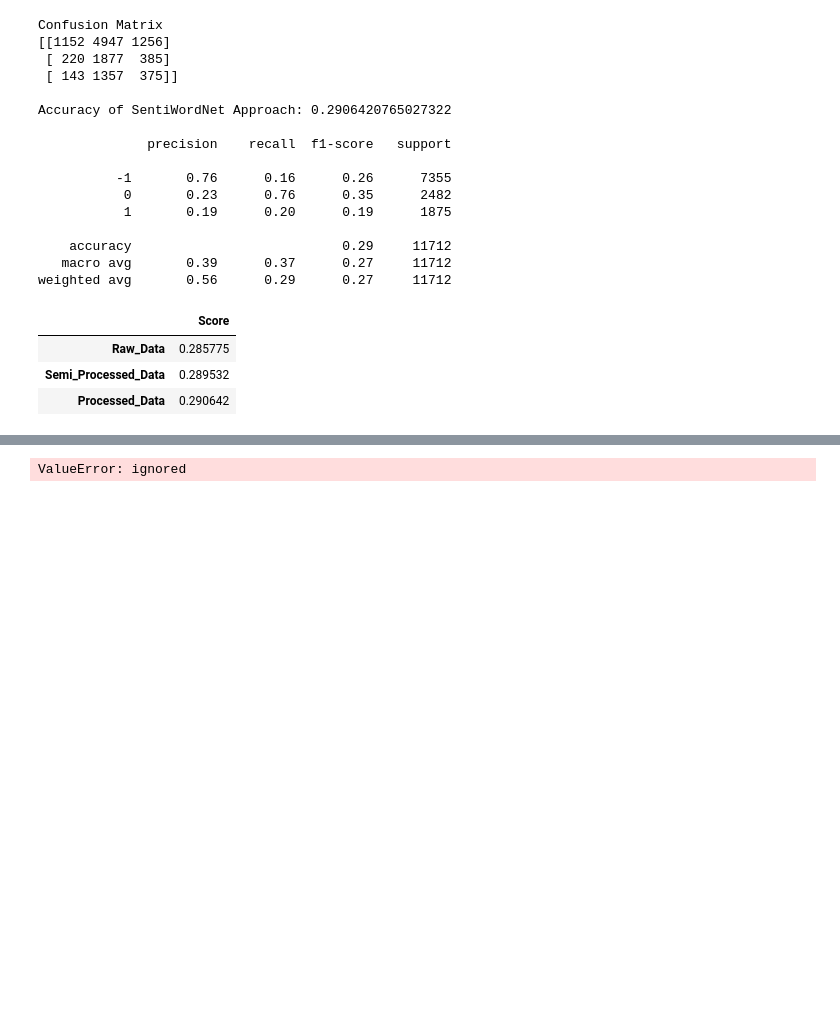
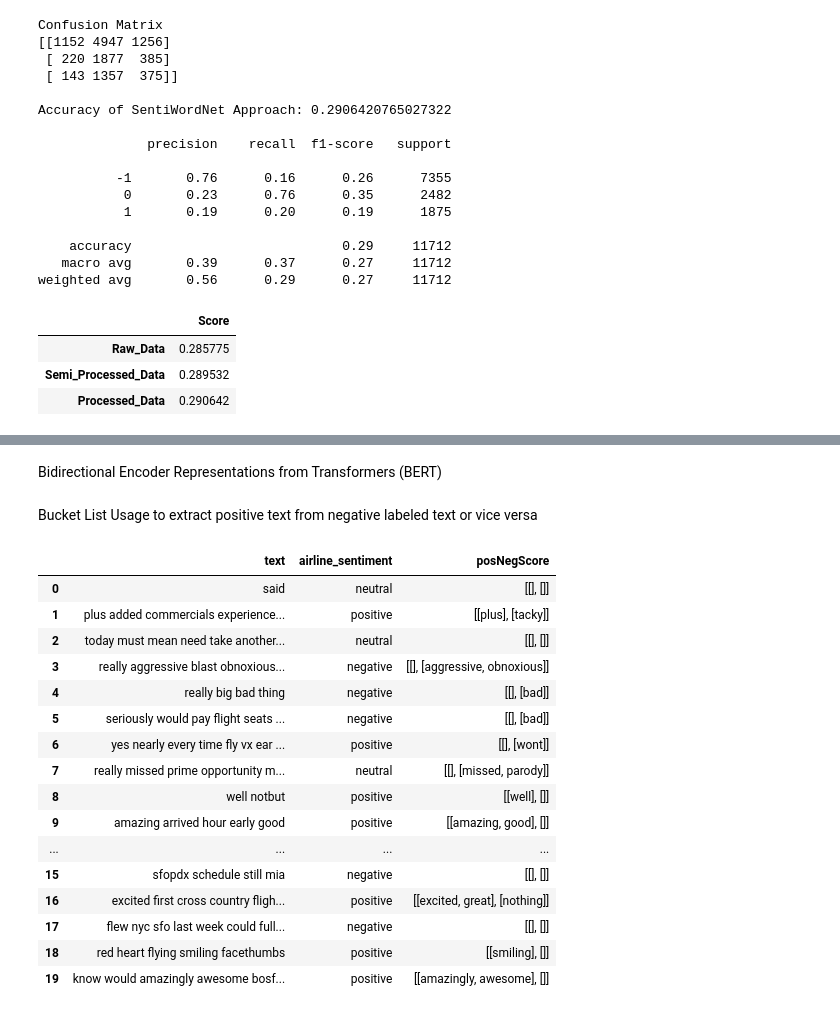
Before and after one commit to Internship-BVoc/G1_TwitterSentimentAnalysis, a Jupyter notebook: twitter_sentiment_analysis.ipynb, the cells around one changed output, grey strips where cells are left out. Saved outputs shown, nothing was run; the diff lists cells and outputs as text; code cells hidden in the pictures; blank space fills up the shorter version.

Commit message:
Update11_Anshaj_Yash
Word2Vec, SentiWordNet

```diff
--- a/twitter_sentiment_analysis.ipynb
+++ b/twitter_sentiment_analysis.ipynb
@@ -876,0 +892,5 @@ print(classification_report(Y_test,y_pred_DTC))
+# %%
+df_data['Numberless_text'] =df_data['text'].apply(lambda x: re.sub('[0-9]', '', x))
+wv = gensim.models.KeyedVectors.load_word2vec_format("/content/drive/My Drive/GoogleNews-vectors-negative300.bin.gz", binary=True)
+corpus = [word_tokenize(i) for i in df_data.Numberless_text ]
+X_train, X_test, Y_train, Y_test = train_test_split(corpus, df_target, test_size=0.25, stratify=df_target,random_state=30)
@@ -1054,9 +1065,0 @@ X_test_word_average = word_averaging_list(wv,test_tokenized)
-# %%
-from sklearn.linear_model import LogisticRegression
-logreg = LogisticRegression(n_jobs=1, C=1e5)
-logreg = logreg.fit(X_train_word_average, train['text'])
-y_pred = logreg.predict(X_test_word_average)
-print('accuracy %s' % accuracy_score(y_pred, test.tags))
-print(classification_report(test.tags, y_pred,target_names=['positive','negative','neutral']))
-# %% [output]
-ValueError: ignored
@@ -1064,0 +1066,38 @@ ValueError: ignored
+# %% [markdown]
+Bidirectional Encoder Representations from Transformers (BERT)
+# %% [markdown]
+Bucket List Usage to extract positive text from negative labeled text or vice versa
+# %%
+negWords = open("/content/drive/My Drive/negative-words.txt", encoding = "ISO-8859-1").read().lower().split("\n")
+posWords = open("/content/drive/My Drive/positive-words.txt", encoding = "ISO-8859-1").read().lower().split("\n")
+def calculateScoreFromBucketList(sentence):
+  sentence = word_tokenize(sentence.lower())
+  negArray=[]
+  posArray=[]
+  for word in sentence:
+    if word in negWords:
+      negArray.append(word)
+    if word in posWords:
+      posArray.append(word)
+  return [posArray,negArray]
+
+df_data['posNegScore'] = df_data.text.apply(lambda x: calculateScoreFromBucketList(x))
+df_data[['text','airline_sentiment','posNegScore']].head(20)
+# %% [output]
+|  | text | airline_sentiment | posNegScore |
+| 0 | said | neutral | [[], []] |
+| 1 | plus added commercials experience... | positive | [[plus], [tacky]] |
+| 2 | today must mean need take another... | neutral | [[], []] |
+| 3 | really aggressive blast obnoxious... | negative | [[], [aggressive, obnoxious]] |
+| 4 | really big bad thing | negative | [[], [bad]] |
+| 5 | seriously would pay flight seats ... | negative | [[], [bad]] |
+| 6 | yes nearly every time fly vx ear ... | positive | [[], [wont]] |
+| 7 | really missed prime opportunity m... | neutral | [[], [missed, parody]] |
+| 8 | well notbut | positive | [[well], []] |
+| 9 | amazing arrived hour early good | positive | [[amazing, good], []] |
+| ... | ... | ... | ... |
+| 15 | sfopdx schedule still mia | negative | [[], []] |
+| 16 | excited first cross country fligh... | positive | [[excited, great], [nothing]] |
+| 17 | flew nyc sfo last week could full... | negative | [[], []] |
+| 18 | red heart flying smiling facethumbs | positive | [[smiling], []] |
+| 19 | know would amazingly awesome bosf... | positive | [[amazingly, awesome], []] |
```
Also changed, not shown: parts of 17 cells of this notebook.
